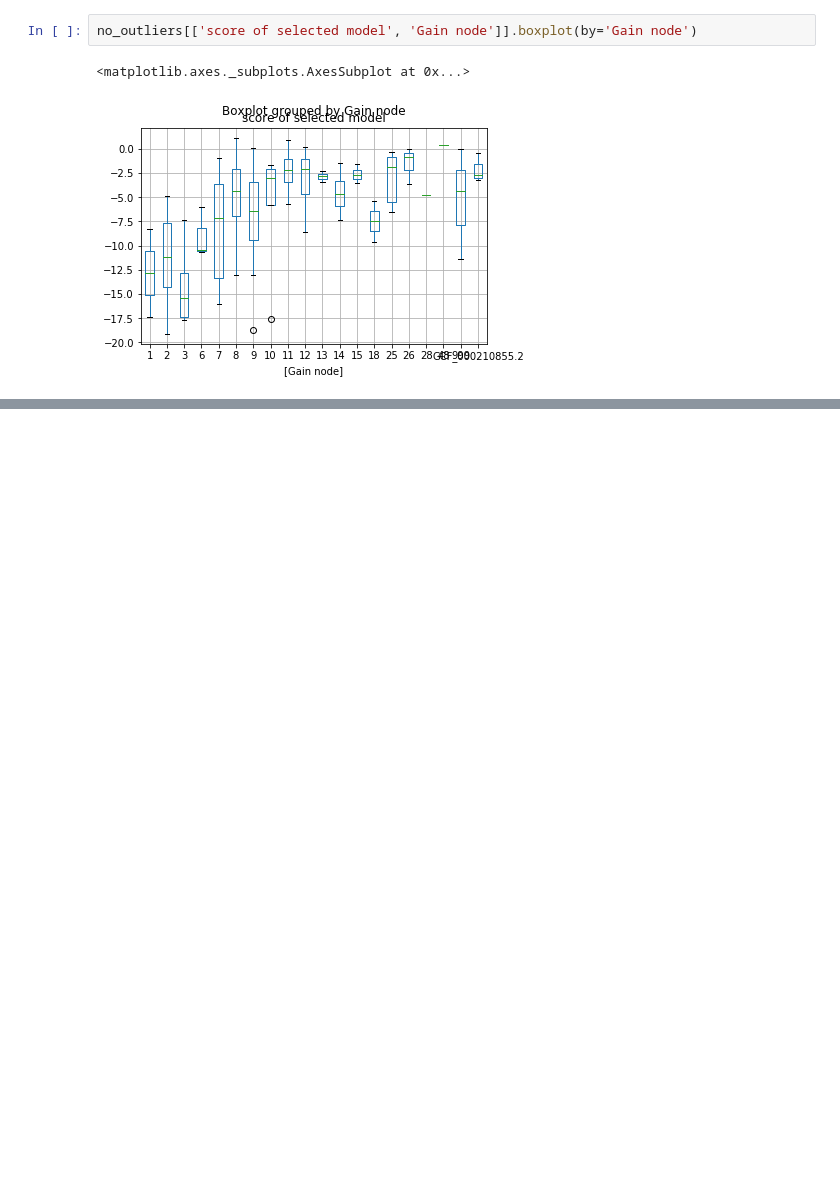
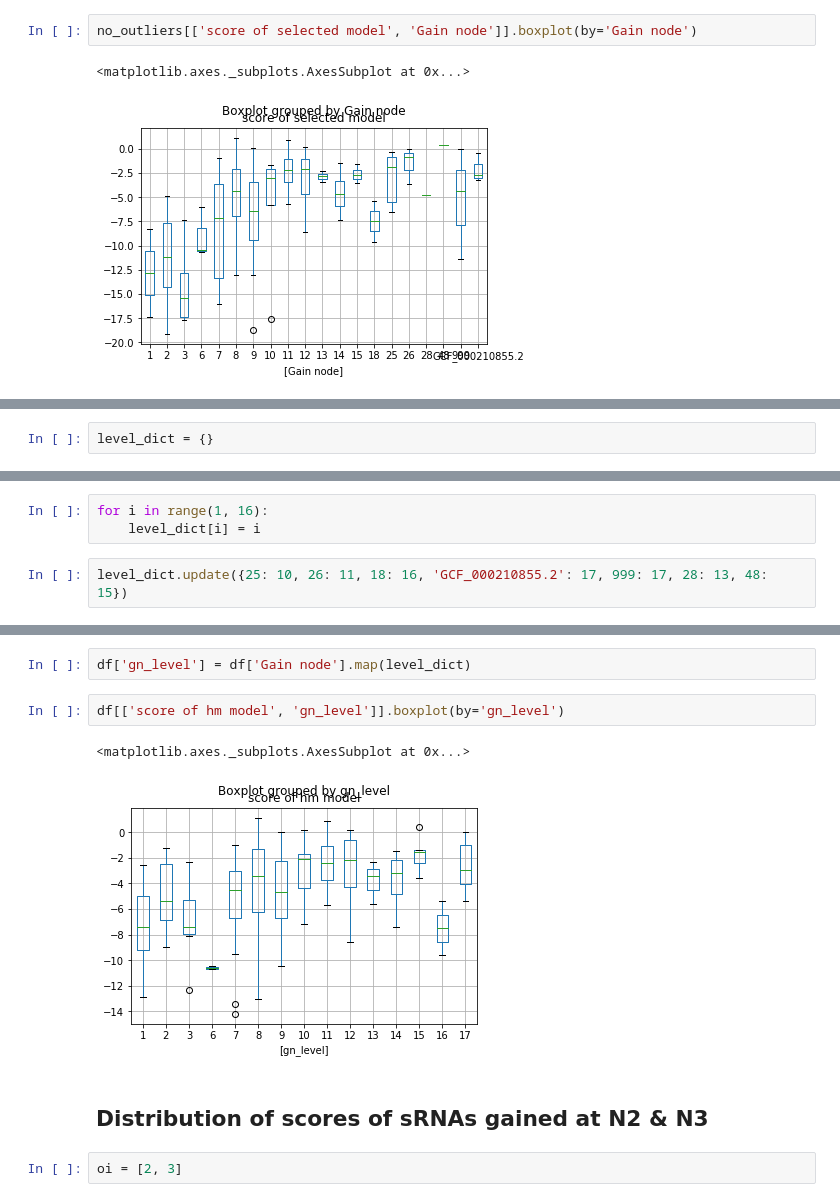
Before and after one commit to blauguste/free-energy-plots, a Jupyter notebook: free_energy_plots.ipynb, the cells around one changed output, grey strips where cells are left out. Cells and saved outputs as stored; diff of their text form; blank space fills up the shorter version.

```diff
--- a/free_energy_plots.ipynb
+++ b/free_energy_plots.ipynb
@@ -99,0 +123,2 @@ no_outliers[['score of selected model', 'Gain node']].boxplot(by='Gain node')
+# %%
+level_dict = {}
@@ -99,0 +127,5 @@ no_outliers[['score of selected model', 'Gain node']].boxplot(by='Gain node')
+# %%
+for i in range(1, 16):
+    level_dict[i] = i
+# %%
+level_dict.update({25: 10, 26: 11, 18: 16, 'GCF_000210855.2': 17, 999: 17, 28: 13, 48: 15})
@@ -99,0 +152,11 @@ no_outliers[['score of selected model', 'Gain node']].boxplot(by='Gain node')
+# %%
+df['gn_level'] = df['Gain node'].map(level_dict)
+# %%
+df[['score of hm model', 'gn_level']].boxplot(by='gn_level')
+# %% [output]
+<matplotlib.axes._subplots.AxesSubplot at 0x...>
+[figure, added]
+# %% [markdown]
+## Distribution of scores of sRNAs gained at N2 & N3
+# %%
+oi = [2, 3]
```
Also changed, not shown: parts of 13 cells of this notebook.
